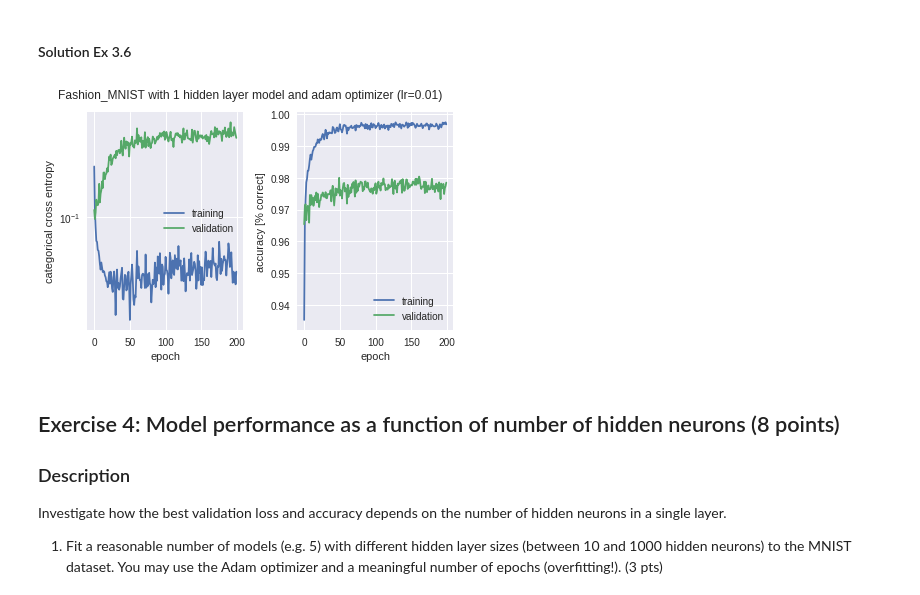
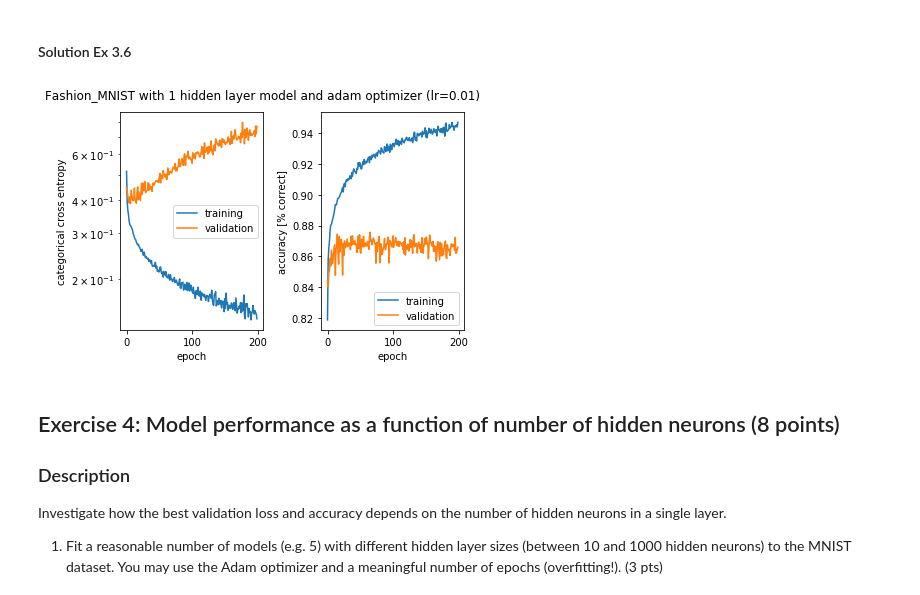
Before and after one commit to jheitmann/ann-projects, a Jupyter notebook: project1/miniproject1.ipynb, the cells around one changed output. Drawn from its saved outputs; the diff is of its cells as text; code cells hidden in the pictures.

Commit message:
Ex 3 fashion

```diff
--- a/project1/miniproject1.ipynb
+++ b/project1/miniproject1.ipynb
@@ -520,23 +509,23 @@ B) When the learning rate is small, the accuracy and the loss of the Adam optimi
 # %%
 lr = 0.01
 model_fashion_mnist_adam = fully_connected_model_creator(layers_n_node=layers_n_node, layers_acti_funcs=layers_acti_funcs)
 model_fashion_mnist_adam.compile(
   optimizer=Adam(lr=lr),
   loss='categorical_crossentropy',
   metrics=['accuracy']
 )
 
-adma_f_mnist_hist = model_fashion_mnist_adam.fit(
-  x_train,
-  y_train,
+adam_f_mnist_hist = model_fashion_mnist_adam.fit(
+  x_fashion_train,
+  y_fashion_train,
   epochs = 200,
   batch_size = 128,
-  validation_data = (x_test, y_test),
+  validation_data = (x_fashion_test, y_fashion_test),
   verbose=0
 )
-fig = plot_history(adma_f_mnist_hist, "Fashion_MNIST with 1 hidden layer model and adam optimizer (lr="+str(lr)+")")
+fig = plot_history(adam_f_mnist_hist, "Fashion_MNIST with 1 hidden layer model and adam optimizer (lr="+str(lr)+")")
 # %% [output]
-[figure, old version]
+[figure, new version]
 # %% [markdown]
 ## Exercise 4: Model performance as a function of number of hidden neurons (8 points)
 
```
Also changed, not shown: parts of 2 cells of this notebook.
